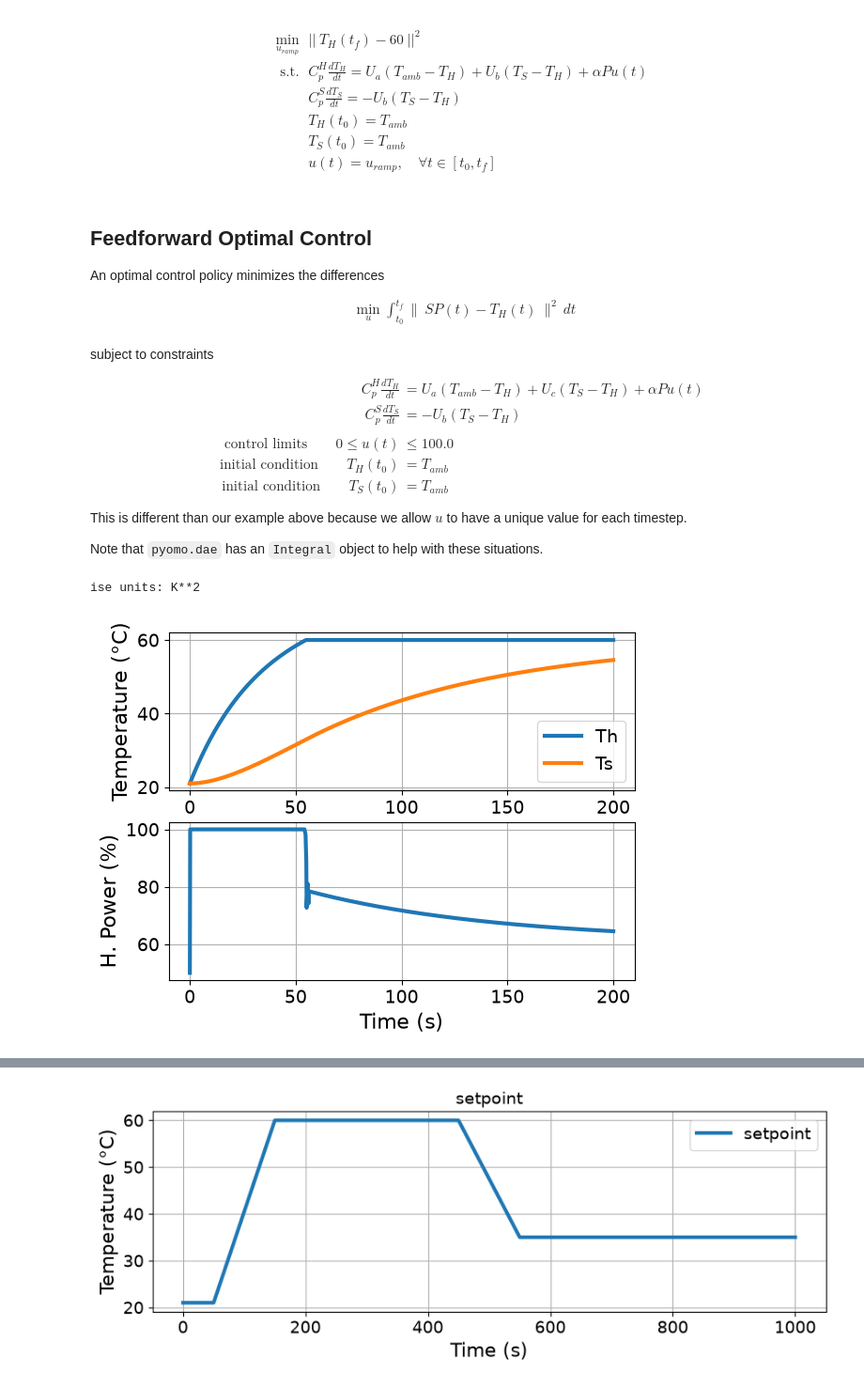
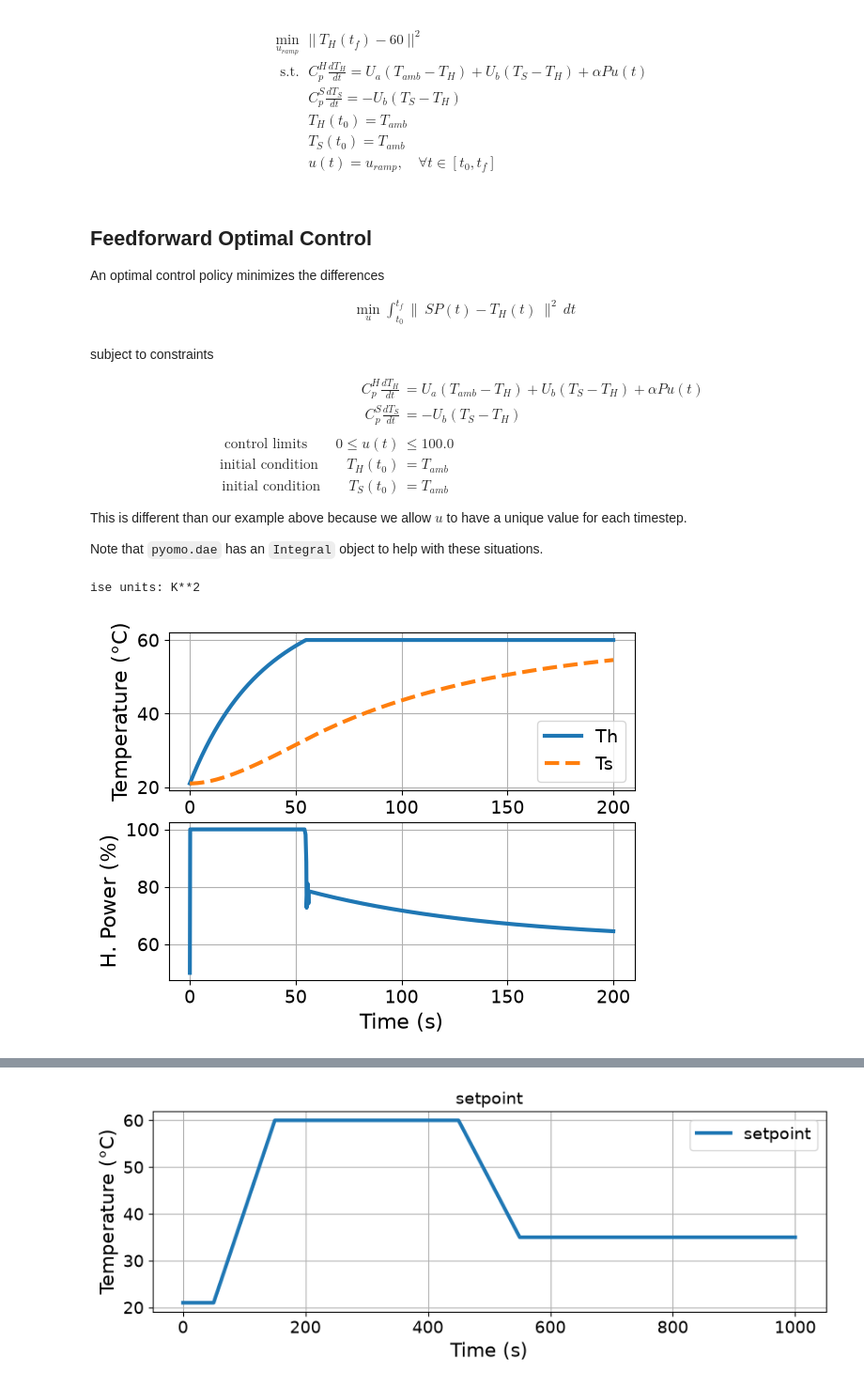
Before and after one commit to ndcbe/optimization, a Jupyter notebook: notebooks/3-dev/PyomoDAE_TCLab.ipynb, the cells around one changed output, grey strips where cells are left out. Shown at 94% size. Cells and saved outputs as stored; diff of their text form; code cells hidden in the pictures.

```diff
--- a/notebooks/3-dev/PyomoDAE_TCLab.ipynb
+++ b/notebooks/3-dev/PyomoDAE_TCLab.ipynb
@@ -290,9 +292,9 @@ for i, t in enumerate(m.t):
         print(
             "Th=",
             round(pyo.value(m.Th[t]), 2),
-            "°K and Ts=",
+            "K and Ts=",
             round(pyo.value(m.Ts[t]), 2),
-            "°K at time",
+            "K at time",
             round(t, 2),
             "seconds.",
         )
@@ -340,7 +342,7 @@ subject to constraints
 
 $$
 \begin{align*}
-C_p^H \frac{dT_H}{dt} & = U_a (T_{amb} - T_H) + U_c (T_S - T_H) + \alpha P u(t)\\
+C_p^H \frac{dT_H}{dt} & = U_a (T_{amb} - T_H) + U_b (T_S - T_H) + \alpha P u(t)\\
 C_p^S \frac{dT_S}{dt} & = - U_b (T_S - T_H)  \\
 \\
 \text{control limits}\qquad0 \leq u(t) & \leq 100.0
@@ -434,33 +436,38 @@ assert pyo.check_optimal_termination(results), (
 def plot_results(m):
     """
     Plot results from Pyomo optimization
 
     Arguments:
     m: Pyomo model
 
     Returns:
     Nothing
 
     """
 
     # Plot the results
     fig, ax = plt.subplots(2, 1)
 
     ax[0].plot(m.t, [units.convert_temp_K_to_C(m.Th[t]()) for t in m.t], label="Th")
-    ax[0].plot(m.t, [units.convert_temp_K_to_C(m.Ts[t]()) for t in m.t], label="Ts")
+    ax[0].plot(
+        m.t,
+        [units.convert_temp_K_to_C(m.Ts[t]()) for t in m.t],
+        label="Ts",
+        linestyle="--",
+    )
     ax[0].legend()
     ax[0].set_xlabel("Time (s)")
     ax[0].set_ylabel("Temperature (°C)")
     ax[0].grid()
 
     ax[1].plot(m.t, [m.u[t]() for t in m.t], label="u")
     ax[1].set_xlabel("Time (s)")
     ax[1].set_ylabel("H. Power (%)")
     ax[1].grid()
 
 
 plot_results(m)
 # %% [output]
 ise units: K**2
-[figure, old version]
+[figure, new version]
 # %% [markdown]
```
Also changed, not shown: parts of 8 cells of this notebook.
